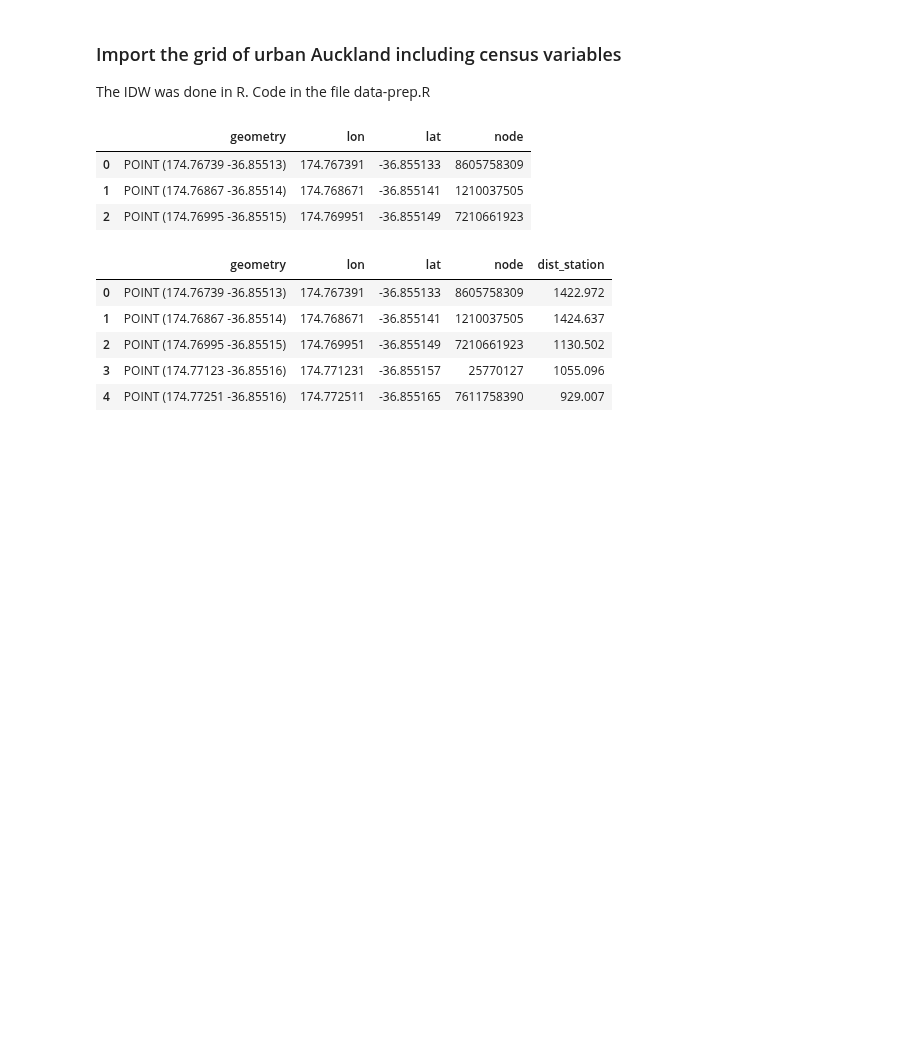
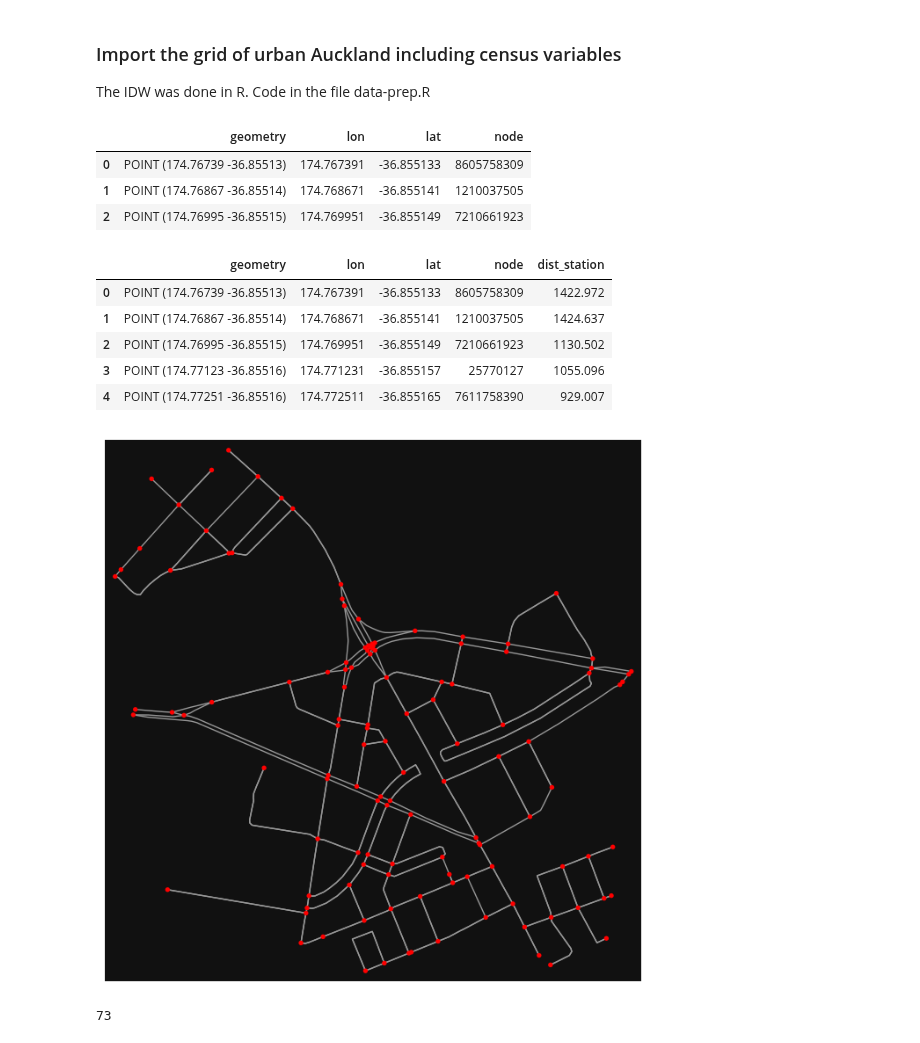
Before and after one commit to jankomag/uli-nz, a Jupyter notebook: test.ipynb, the cells around one changed output. Cells and saved outputs as stored; diff of their text form; code cells hidden in the pictures; blank space fills up the shorter version.

Commit message:
consolidate network

```diff
--- a/test.ipynb
+++ b/test.ipynb
@@ -108,2 +108,18 @@ def get_path_len(G, path):
 # %%
 stations = stations.to_crs(grid.crs)
+# %%
+# get a street network and plot it with all edge intersections
+point = 55.667708, 12.596266
+G = ox.graph_from_point(point, network_type="drive", dist=500)
+ox.plot_graph(G, node_color="r");
+# %% [output]
+[figure, added]
+# %%
+# get a GeoSeries of consolidated intersections
+G_proj = ox.project_graph(G)
+intersections = ox.consolidate_intersections(
+    G_proj, rebuild_graph=False, tolerance=15, dead_ends=False
+)
+len(intersections)
+# %% [output]
+73
```
Also changed, not shown: parts of 3 cells of this notebook, 3 other files.
